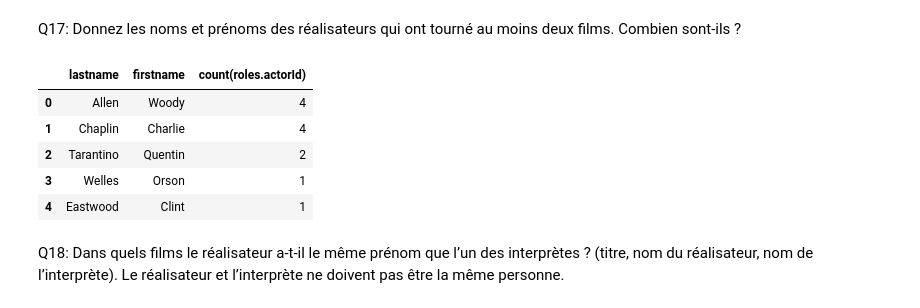
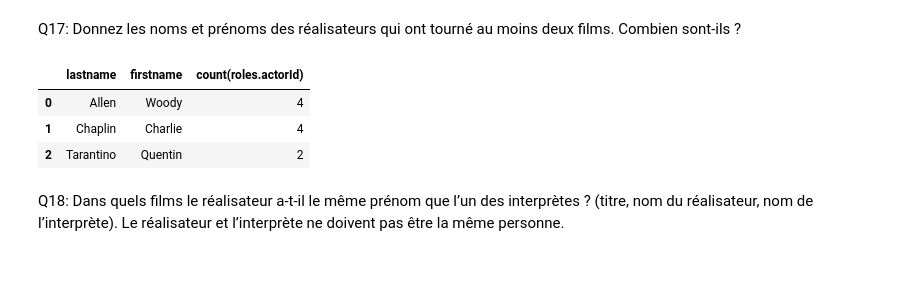
Before and after one commit to CPingeon/movies3, a Jupyter notebook: movies-3.ipynb, the cells around one changed output. Saved outputs shown, nothing was run; the diff lists cells and outputs as text; code cells hidden in the pictures; blank space fills up the shorter version.

```diff
--- a/movies-3.ipynb
+++ b/movies-3.ipynb
@@ -446,23 +461,21 @@ Q17: Donnez les noms et prénoms des réalisateurs qui ont tourné au moins deux
 # %%
 sql_query_17 = """
     SELECT artists.lastname, artists.firstname, count(roles.actorId)
     FROM roles
     INNER JOIN artists ON roles.actorId=artists.Id
     INNER JOIN movies ON roles.movieId=movies.Id
     WHERE roles.actorId=movies.directorId
     GROUP BY roles.actorId
     ORDER BY count(artists.lastname) DESC
 """
 
 results17 = pd.read_sql_query(sql_query_17, engine)
-results17.head(5)
+results17.head(3)
 # %% [output]
 |  | lastname | firstname | count(roles.actorId) |
 | 0 | Allen | Woody | 4 |
 | 1 | Chaplin | Charlie | 4 |
 | 2 | Tarantino | Quentin | 2 |
-| 3 | Welles | Orson | 1 |
-| 4 | Eastwood | Clint | 1 |
 # %% [markdown]
 Q18: Dans quels films le réalisateur a-t-il le même prénom que l’un des interprètes ? (titre, nom du réalisateur, nom de l’interprète). Le réalisateur et l’interprète ne doivent pas être la même personne.
 # %%
```
Also changed, not shown: parts of 3 cells of this notebook.
